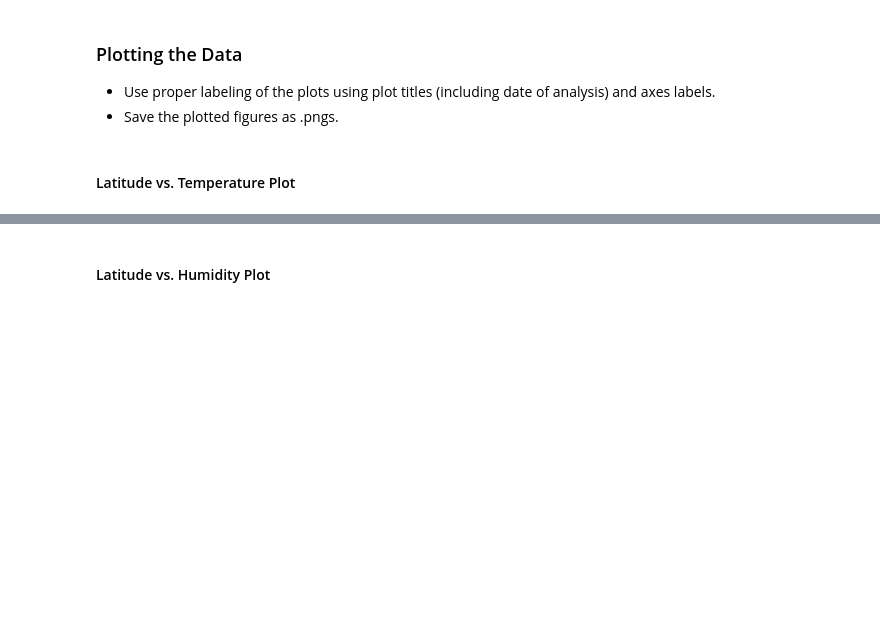
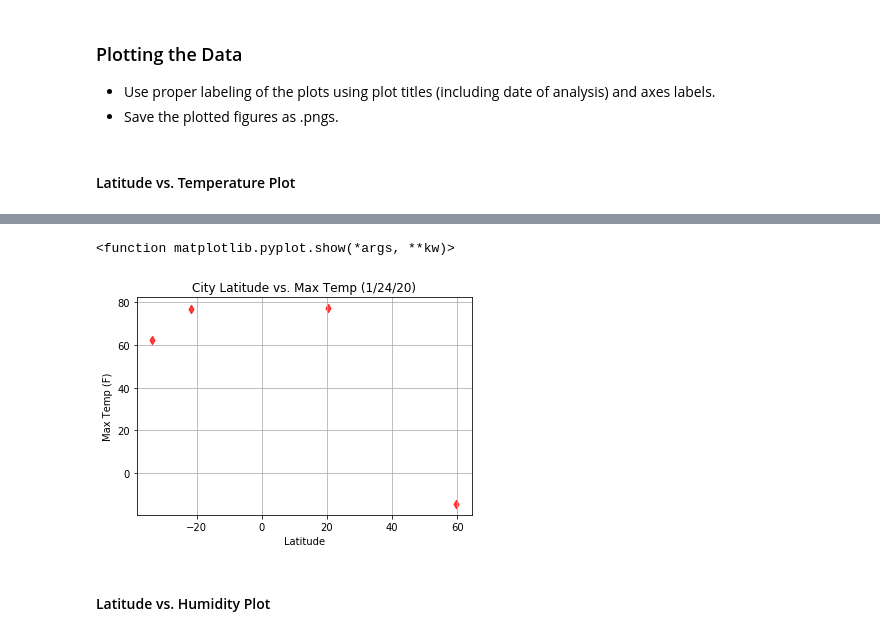
Before and after one commit to jaime030690/python_api_challenge, a Jupyter notebook: starter_code/WeatherPy.ipynb, the cells around one changed output, grey strips where cells are left out. Drawn from its saved outputs; the diff is of its cells as text; code cells hidden in the pictures; blank space fills up the shorter version.

Commit message:
Completed plots, added config file.

```diff
--- a/starter_code/WeatherPy.ipynb
+++ b/starter_code/WeatherPy.ipynb
@@ -153,2 +135,16 @@ dtype: int64
+# %%
+x_axis = weather_df['Lat']
+y_axis = weather_df['Max Temp']
+
+plt.scatter(x_axis, y_axis, marker = 'd', alpha = 0.75, c='r')
+plt.xlabel('Latitude')
+plt.ylabel('Max Temp (F)')
+plt.ylim(weather_df['Max Temp'].min() - 5, weather_df['Max Temp'].max() + 5)
+plt.title('City Latitude vs. Max Temp (1/24/20)')
+plt.grid()
+plt.show
+# %% [output]
+<function matplotlib.pyplot.show(*args, **kw)>
+[figure, added]
 # %% [markdown]
 #### Latitude vs. Humidity Plot
```
Also changed, not shown: parts of 12 cells of this notebook, 1 other file.
